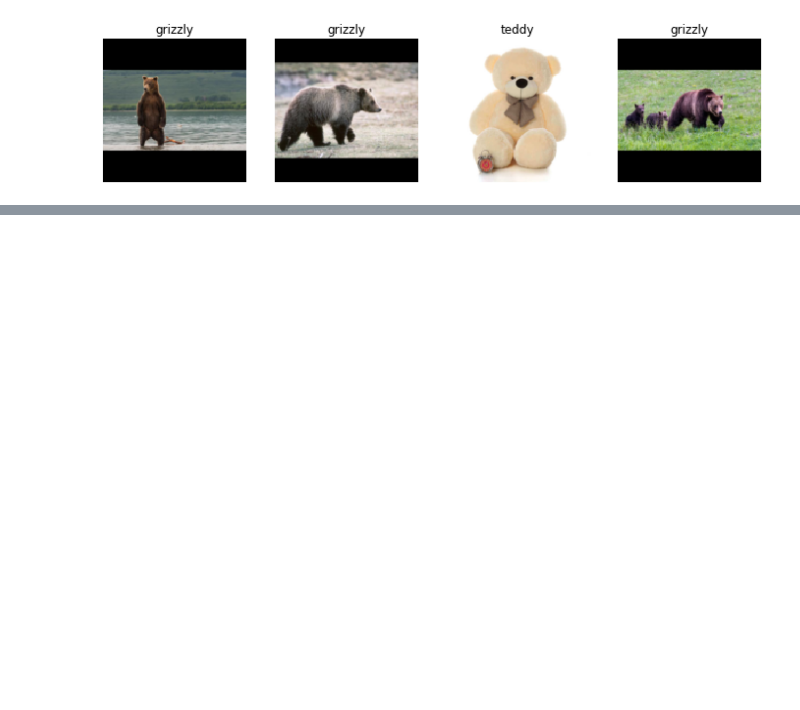
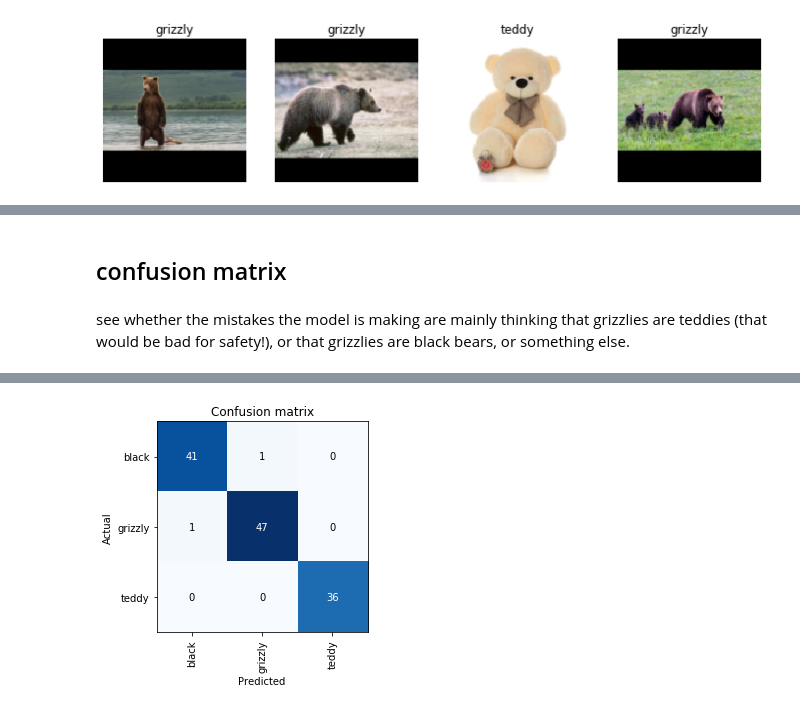
Before and after one commit to SOLEROM/tinyai, a Jupyter notebook: AI01.ipynb, the cells around one changed output, grey strips where cells are left out. Saved outputs shown, nothing was run; the diff lists cells and outputs as text; code cells hidden in the pictures; blank space fills up the shorter version.

```diff
--- a/AI01.ipynb
+++ b/AI01.ipynb
@@ -274,0 +314,3 @@ dls.valid.show_batch(max_n=4, nrows=1)
+# %%
+learn = cnn_learner(dls, resnet18, metrics=error_rate)
+learn.fine_tune(4)
@@ -274,0 +325,8 @@ dls.valid.show_batch(max_n=4, nrows=1)
+# %% [markdown]
+## confusion matrix
+# %% [markdown]
+see whether the mistakes the model is making are mainly thinking that grizzlies are teddies (that would be bad for safety!), or that grizzlies are black bears, or something else.
+# %%
+interp = ClassificationInterpretation.from_learner(learn)
+interp.plot_confusion_matrix()
+# %% [output]
@@ -274,0 +334 @@ dls.valid.show_batch(max_n=4, nrows=1)
+[figure, added]
```
Also changed, not shown: parts of 25 cells of this notebook.
